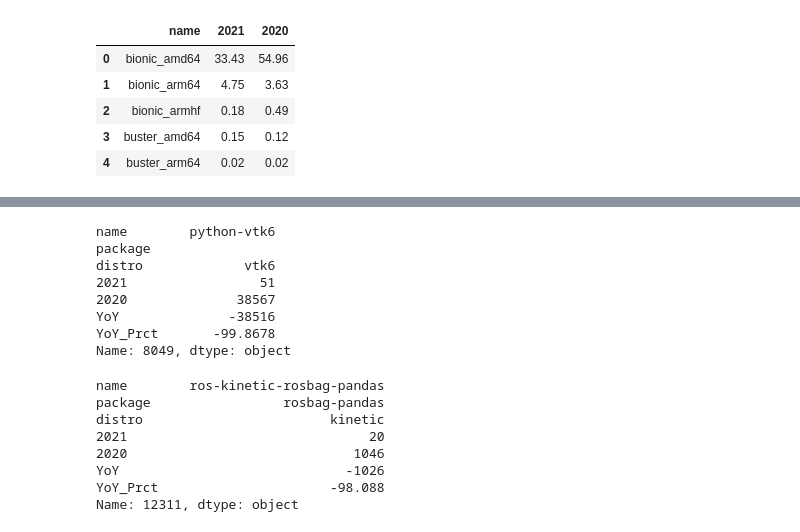
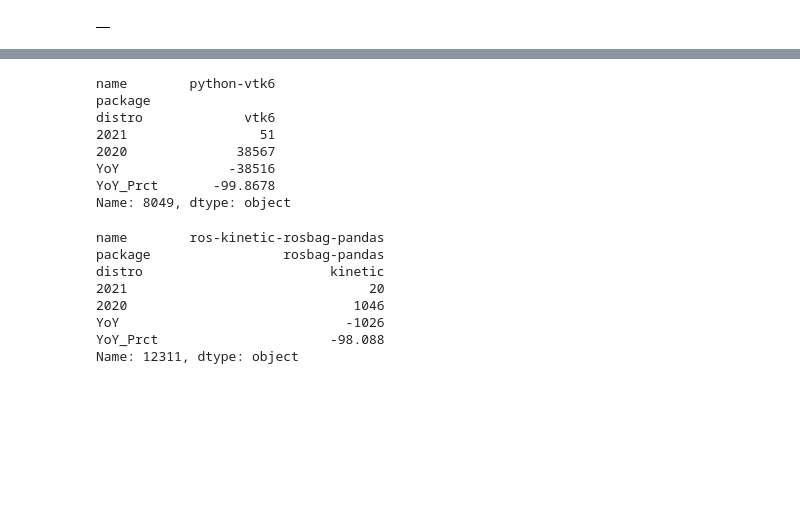
Before and after one commit to osrf/ros_metrics_analysis, a Jupyter notebook: notebooks/DownloadDumpTools.ipynb, the cells around one changed output, grey strips where cells are left out. Saved outputs shown, nothing was run; the diff lists cells and outputs as text; code cells hidden in the pictures; blank space fills up the shorter version.

```diff
--- a/notebooks/DownloadDumpTools.ipynb
+++ b/notebooks/DownloadDumpTools.ipynb
@@ -94,3 +89,8 @@ stats_2021 = process_package_dump(fname,"2021")
+# %%
+fname = "../data/2021October.txt"
+stats_2021 = process_package_dump(fname,"2021")
+fname = "../data/2022October.txt"
+stats_2022 = process_package_dump(fname,"2022")
 # %%
 def dumb_find(lst, k, v):
     for i, dic in enumerate(lst):
@@ -153,14 +153,9 @@ arch_df.head()
 | 4 | source | 0.00 | 0.00 |
 # %%
-joined_arch_x_os = join_stats([stats_2021["arch_x_os"],stats_2020["arch_x_os"]])
+joined_arch_x_os = join_stats([stats_2022["arch_x_os"],stats_2021["arch_x_os"]])
 arch_os_df = pd.DataFrame(data=joined_arch_x_os)
 arch_os_df.to_csv("arch_os.csv")
 arch_os_df.head()
 # %% [output]
-|  | name | 2021 | 2020 |
-| 0 | bionic_amd64 | 33.43 | 54.96 |
-| 1 | bionic_arm64 | 4.75 | 3.63 |
-| 2 | bionic_armhf | 0.18 | 0.49 |
-| 3 | buster_amd64 | 0.15 | 0.12 |
-| 4 | buster_arm64 | 0.02 | 0.02 |
+|  |
 # %%
```
Also changed, not shown: parts of 7 cells of this notebook, 3 other files.
